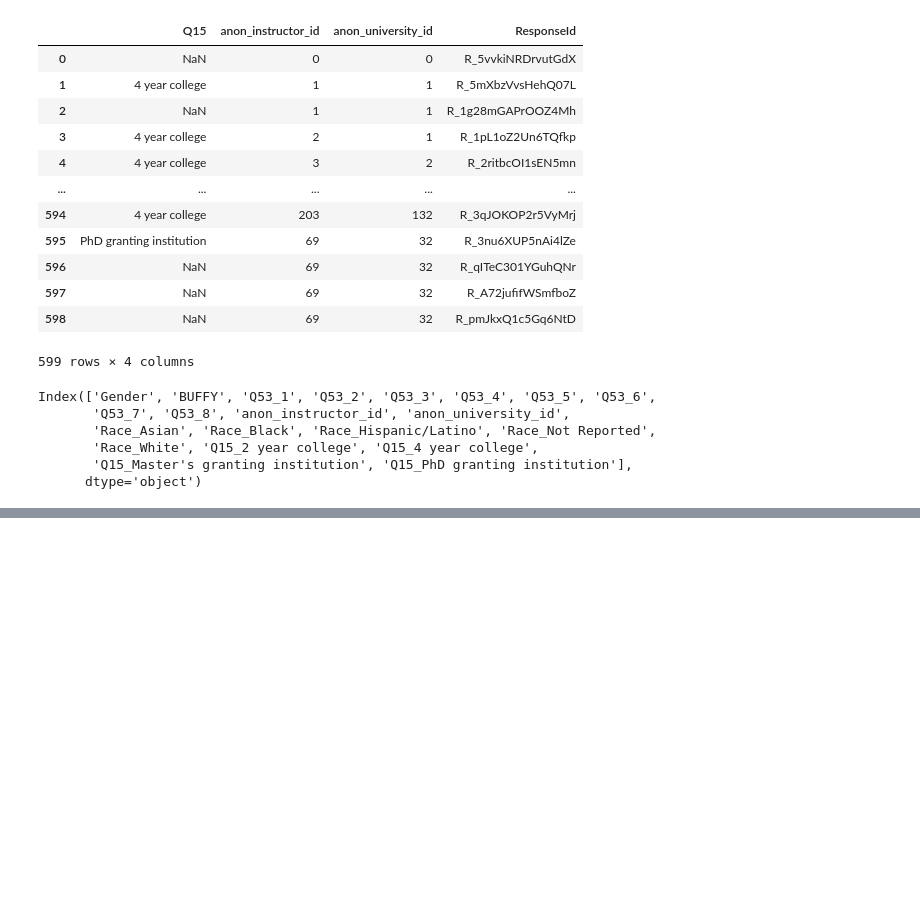
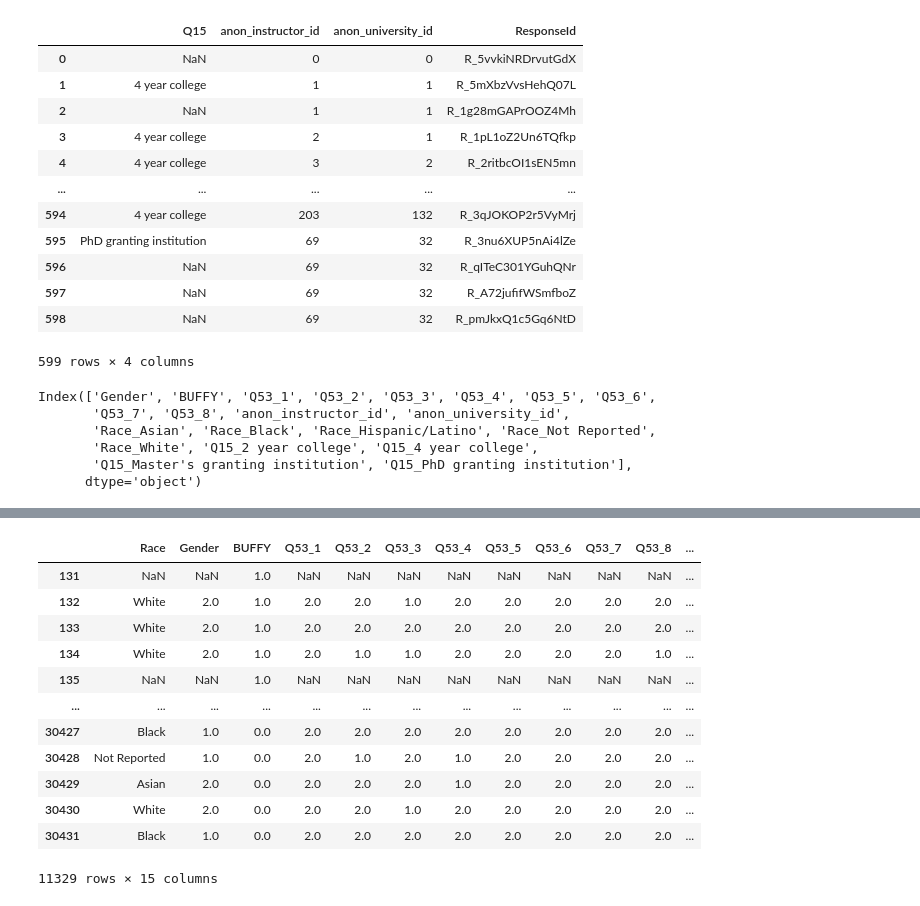
Before and after one commit to Lewandowski-Labs-PER/eclass-public, a Jupyter notebook: buffy_v_intro_kfold.ipynb, the cells around one changed output, grey strips where cells are left out. Drawn from its saved outputs; the diff is of its cells as text; code cells hidden in the pictures; blank space fills up the shorter version.

```diff
--- a/buffy_v_intro_kfold.ipynb
+++ b/buffy_v_intro_kfold.ipynb
@@ -380,0 +398,16 @@ Logit Regression Results
+# %%
+students
+# %% [output]
+|  | Race | Gender | BUFFY | Q53_1 | Q53_2 | Q53_3 | Q53_4 | Q53_5 | Q53_6 | Q53_7 | Q53_8 | ... |
+| 131 | NaN | NaN | 1.0 | NaN | NaN | NaN | NaN | NaN | NaN | NaN | NaN | ... |
+| 132 | White | 2.0 | 1.0 | 2.0 | 2.0 | 1.0 | 2.0 | 2.0 | 2.0 | 2.0 | 2.0 | ... |
+| 133 | White | 2.0 | 1.0 | 2.0 | 2.0 | 2.0 | 2.0 | 2.0 | 2.0 | 2.0 | 2.0 | ... |
+| 134 | White | 2.0 | 1.0 | 2.0 | 1.0 | 1.0 | 2.0 | 2.0 | 2.0 | 2.0 | 1.0 | ... |
+| 135 | NaN | NaN | 1.0 | NaN | NaN | NaN | NaN | NaN | NaN | NaN | NaN | ... |
+| ... | ... | ... | ... | ... | ... | ... | ... | ... | ... | ... | ... | ... |
+| 30427 | Black | 1.0 | 0.0 | 2.0 | 2.0 | 2.0 | 2.0 | 2.0 | 2.0 | 2.0 | 2.0 | ... |
+| 30428 | Not Reported | 1.0 | 0.0 | 2.0 | 1.0 | 2.0 | 1.0 | 2.0 | 2.0 | 2.0 | 2.0 | ... |
+| 30429 | Asian | 2.0 | 0.0 | 2.0 | 2.0 | 2.0 | 1.0 | 2.0 | 2.0 | 2.0 | 2.0 | ... |
+| 30430 | White | 2.0 | 0.0 | 2.0 | 2.0 | 1.0 | 2.0 | 2.0 | 2.0 | 2.0 | 2.0 | ... |
+| 30431 | Black | 1.0 | 0.0 | 2.0 | 2.0 | 2.0 | 2.0 | 2.0 | 2.0 | 2.0 | 2.0 | ... |
+11329 rows × 15 columns
```
Also changed, not shown: parts of 28 cells of this notebook, 2 other files.
